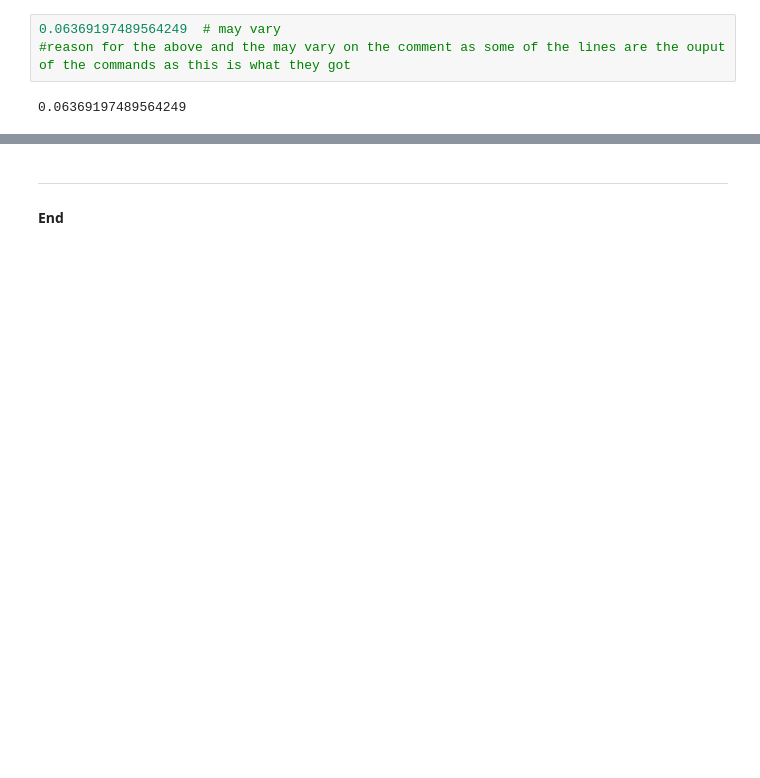
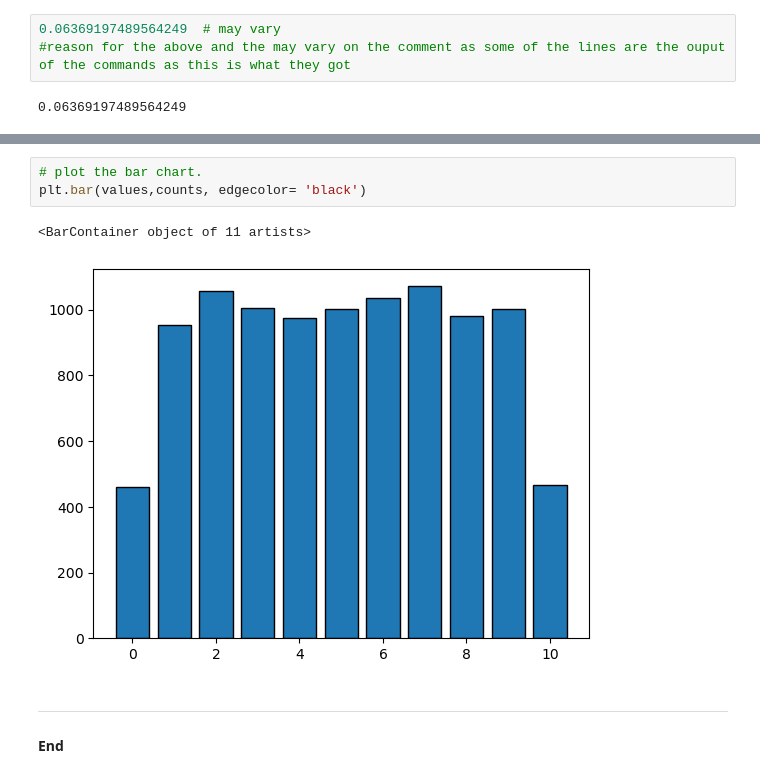
Before and after one commit to AndreHoarau/principles-of-data-analytics-project, a Jupyter notebook: random.ipynb, the cells around one changed output, grey strips where cells are left out. Cells and saved outputs as stored; diff of their text form; blank space fills up the shorter version.

```diff
--- a/random.ipynb
+++ b/random.ipynb
@@ -38,3 +171,9 @@ array([6, 5, 8, 7, 0], dtype=int64)
+# %%
+# plot the bar chart.
+plt.bar(values,counts, edgecolor= 'black')
+# %% [output]
+<BarContainer object of 11 artists>
+[figure, added]
 # %% [markdown]
 ***
 
```
Also changed, not shown: parts of 15 cells of this notebook.
